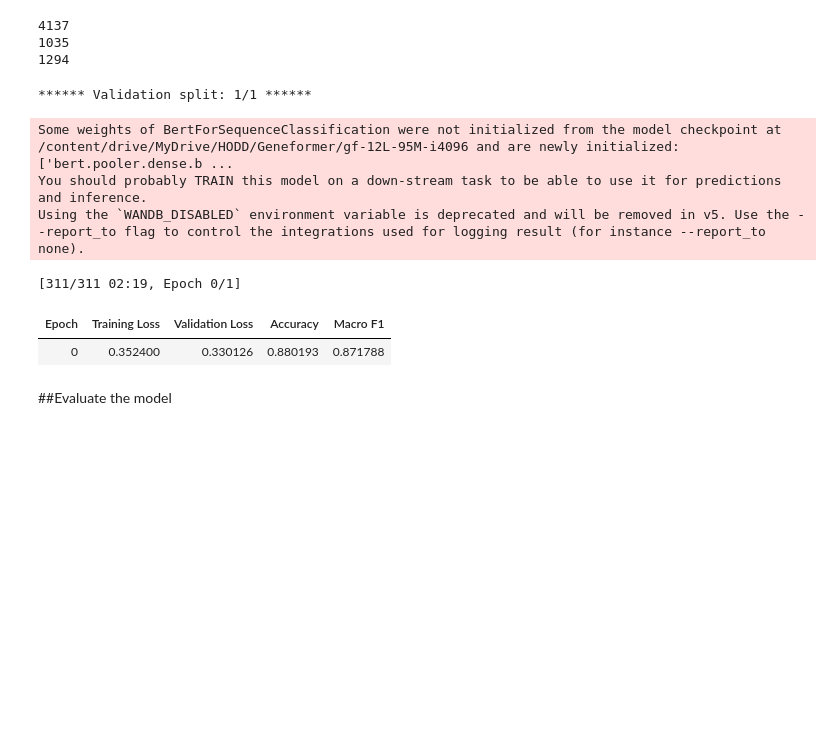
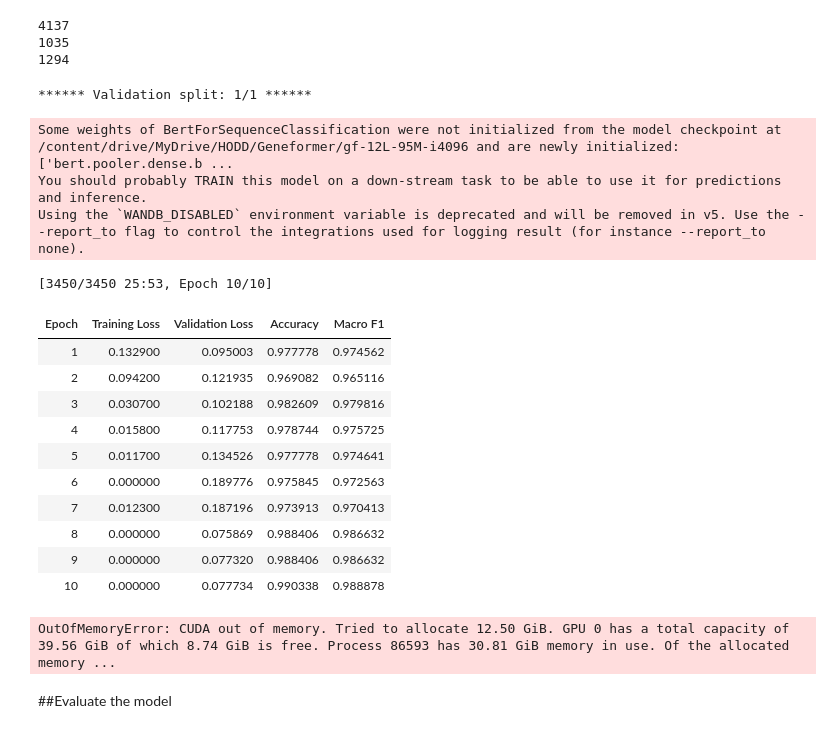
Before and after one commit to sean-otoole/HODD, a Jupyter notebook: PDTx_pipeline/PDTx_03_FineTuning_DA.ipynb, the cells around one changed output. Drawn from its saved outputs; the diff is of its cells as text; code cells hidden in the pictures; blank space fills up the shorter version.

```diff
--- a/PDTx_pipeline/PDTx_03_FineTuning_DA.ipynb
+++ b/PDTx_pipeline/PDTx_03_FineTuning_DA.ipynb
@@ -97,15 +97,32 @@ geneformer_directory = '/content/drive/MyDrive/HODD/Geneformer/gf-12L-95M-i4096'
 # %%
 from geneformer import Classifier
 
+# training_args = {
+#     "num_train_epochs": 0.9,
+#     "learning_rate": 0.0001,
+#     "lr_scheduler_type": "polynomial",
+#     "warmup_steps": 1812,
+#     "weight_decay":0.258828,
+#     "per_device_train_batch_size": 12,
+#     "seed": 73,
+#     "bf16":True
+# }
+
+
 training_args = {
-    "num_train_epochs": 0.9,
-    "learning_rate": 0.000804,
-    "lr_scheduler_type": "polynomial",
-    "warmup_steps": 1812,
-    "weight_decay":0.258828,
-    "per_device_train_batch_size": 12,
+    "num_train_epochs": 3,                      # 🔼 Increase epochs (0.9 is too low)
+    "learning_rate": 5e-5,                      # 🔽 Reduce LR slightly (better for fine-tuning)
+    "lr_scheduler_type": "linear",              # 🔄 More common for fine-tuning
+    "warmup_steps": 500,                        # 🔽 Less warmup to start learning sooner (adjust if your dataset is large)
+    "weight_decay": 0.01,                       # 🔽 Lower this to reduce over-regularization
+    "per_device_train_batch_size": 16,          # 🔼 If you can fit it in memory
     "seed": 73,
-    "bf16":True
+    "bf16": True,                               # ✅ keep bf16
+    "evaluation_strategy": "epoch",             # 🧪 Evaluate after every epoch (recommended)
+    "save_strategy": "epoch",                   # 💾 Save at each epoch to allow rollback
+    "load_best_model_at_end": True,             # 🔁 Helps auto-select the best checkpoint
+    "metric_for_best_model": "eval_loss",       # 📉 Track best checkpoint by validation loss
+    "greater_is_better": False                  # 👇 eval_loss should decrease
 }
 
 # uses the current default model
@@ -174,29 +211,40 @@ cc.prepare_data(input_data_file=park_data_with_id_path,
 # %%
 import torch
 torch.cuda.empty_cache()
 
 train_valid_id_split_dict = {"attr_key": "id",
                             "train": train_ids,
                             "eval": eval_ids}
 
 os.environ["WANDB_DISABLED"] = "true"
 
 # fine tune the model
 all_metrics = cc.validate(model_directory=geneformer_directory,
                           prepared_input_data_file=f"{data_directory}/{output_prefix}_labeled_train.dataset",
                           id_class_dict_file=f"{data_directory}/{output_prefix}_id_class_dict.pkl",
                           output_directory=output_dir,
                           output_prefix=output_prefix,
-                          split_id_dict=train_valid_id_split_dict)
+                          split_id_dict=train_valid_id_split_dict,
+                          n_hyperopt_trials=100)
                           # to optimize hyperparameters, set n_hyperopt_trials=100 (or alternative desired # of trials)
 # %% [output]
 ****** Validation split: 1/1 ******
 Some weights of BertForSequenceClassification were not initialized from the model checkpoint at /content/drive/MyDrive/HODD/Geneformer/gf-12L-95M-i4096 and are newly initialized: ['bert.pooler.dense.b ...
 You should probably TRAIN this model on a down-stream task to be able to use it for predictions and inference.
 Using the `WANDB_DISABLED` environment variable is deprecated and will be removed in v5. Use the --report_to flag to control the integrations used for logging result (for instance --report_to none).
-[311/311 02:19, Epoch 0/1]
+[3450/3450 25:53, Epoch 10/10]
 | Epoch | Training Loss | Validation Loss | Accuracy | Macro F1 |
-| 0 | 0.352400 | 0.330126 | 0.880193 | 0.871788 |
+| 1 | 0.132900 | 0.095003 | 0.977778 | 0.974562 |
+| 2 | 0.094200 | 0.121935 | 0.969082 | 0.965116 |
+| 3 | 0.030700 | 0.102188 | 0.982609 | 0.979816 |
+| 4 | 0.015800 | 0.117753 | 0.978744 | 0.975725 |
+| 5 | 0.011700 | 0.134526 | 0.977778 | 0.974641 |
+| 6 | 0.000000 | 0.189776 | 0.975845 | 0.972563 |
+| 7 | 0.012300 | 0.187196 | 0.973913 | 0.970413 |
+| 8 | 0.000000 | 0.075869 | 0.988406 | 0.986632 |
+| 9 | 0.000000 | 0.077320 | 0.988406 | 0.986632 |
+| 10 | 0.000000 | 0.077734 | 0.990338 | 0.988878 |
+OutOfMemoryError: CUDA out of memory. Tried to allocate 12.50 GiB. GPU 0 has a total capacity of 39.56 GiB of which 8.74 GiB is free. Process 86593 has 30.81 GiB memory in use. Of the allocated memory ...
 # %% [markdown]
 ##Evaluate the model
 # %%
```
Also changed, not shown: parts of 1 cell of this notebook.
